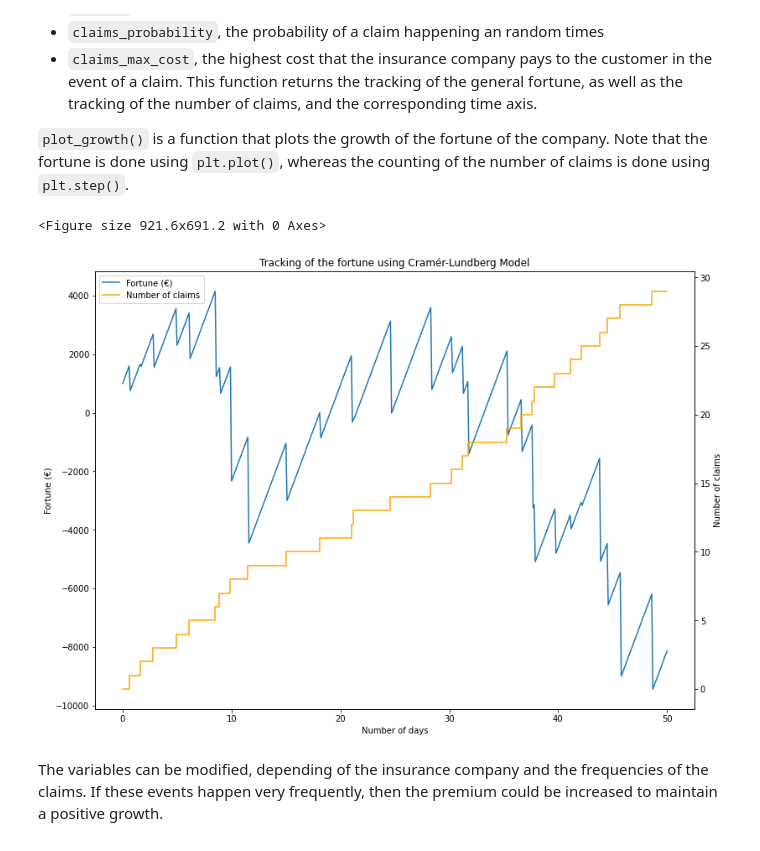
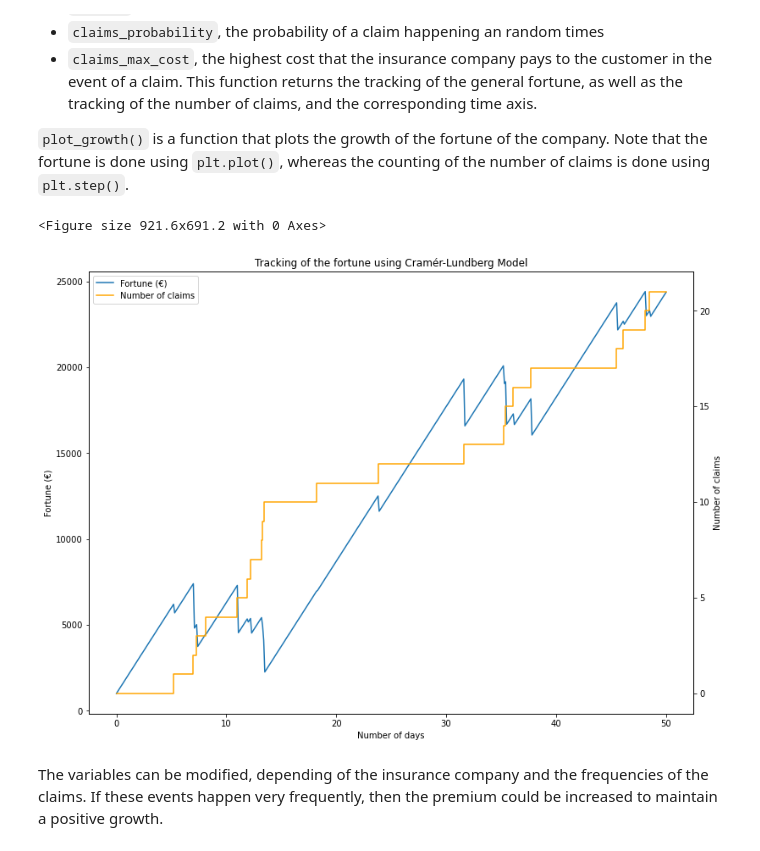
Before and after one commit to joaaanko/4GMM_PIR_Actuariat, a Jupyter notebook: Cramer_Lundberg/cramer_lundberg_uniform.ipynb, the cells around one changed output. Saved outputs shown, nothing was run; the diff lists cells and outputs as text; code cells hidden in the pictures.

```diff
--- a/Cramer_Lundberg/cramer_lundberg_uniform.ipynb
+++ b/Cramer_Lundberg/cramer_lundberg_uniform.ipynb
@@ -19,12 +19,13 @@ from cramer_lundberg import *
 # %%
 R, N, t = get_claims_uniform(u = 1000,
                              n = 50,
                              premium = 1000,
                              claims_probability = .05,
-                             claims_max_cost = 4000)
+                             claims_max_cost = 3000)
+#expected value????????
 plot_growth(R, N, t)
 # %% [output]
 <Figure size 921.6x691.2 with 0 Axes>
-[figure, old version]
+[figure, new version]
 # %% [markdown]
 The variables can be modified, depending of the insurance company and the frequencies of the claims. If these events happen very frequently, then the premium could be increased to maintain a positive growth.
```
Also changed, not shown: 1 other file.
